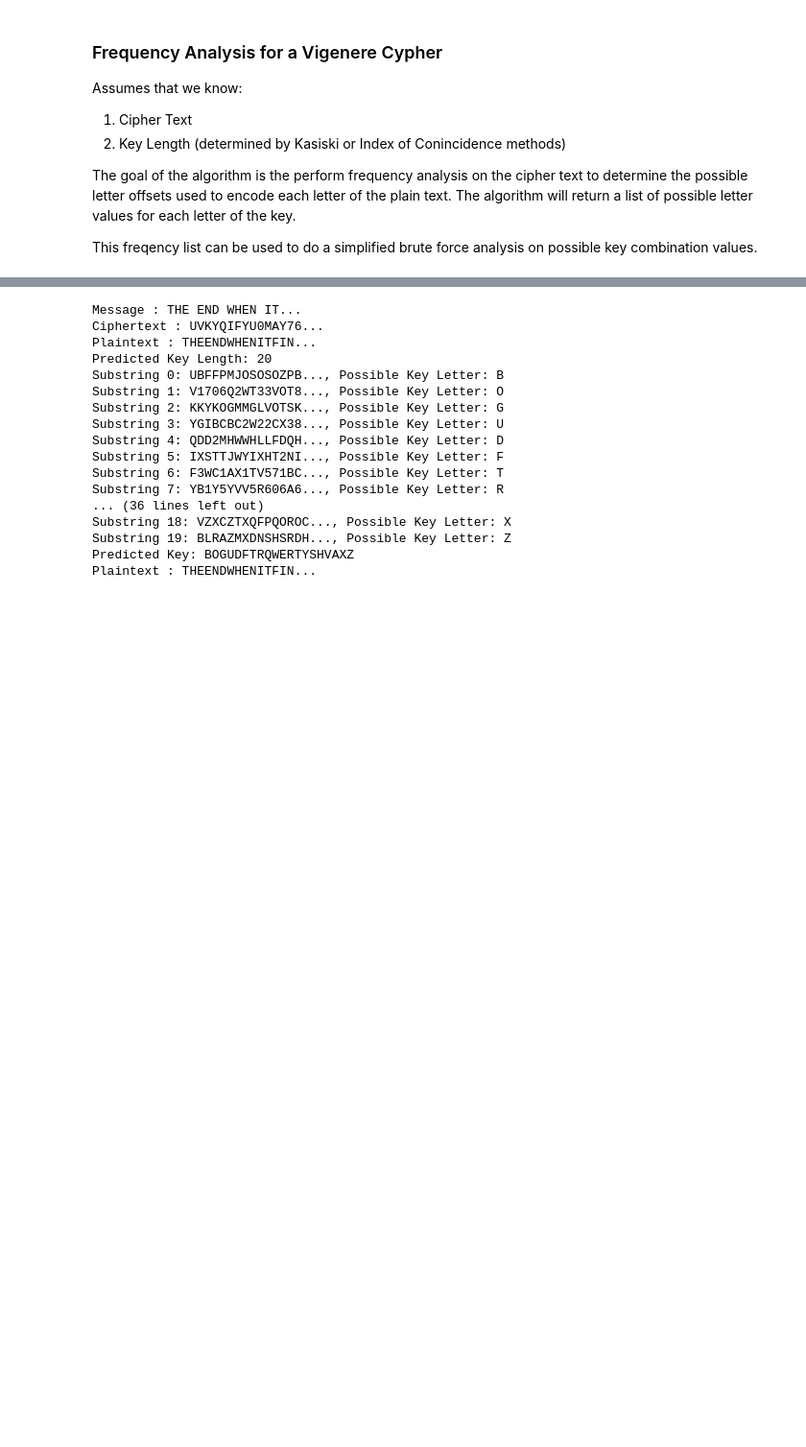
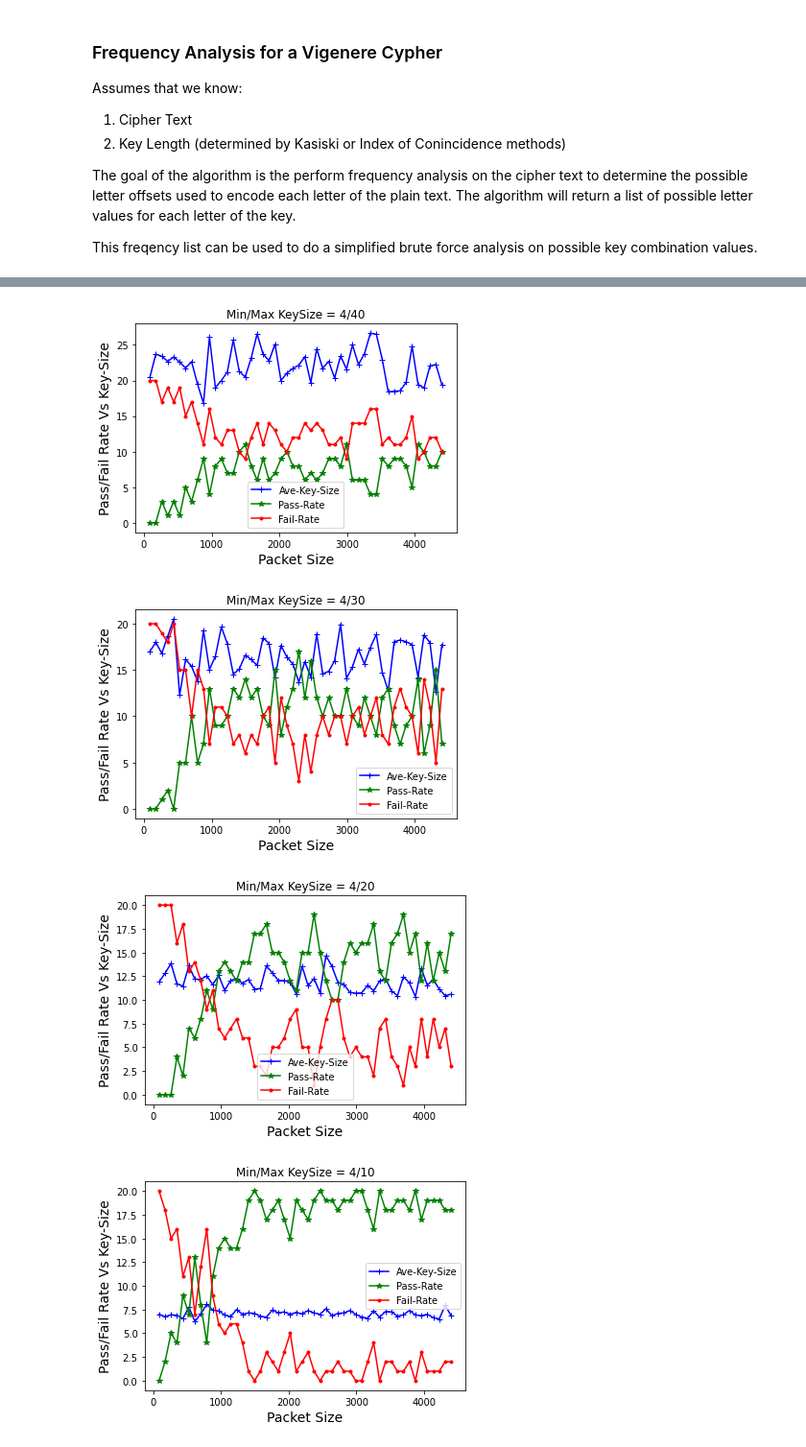
Before and after one commit to cb90999/Vigenere-Cryptanalysis, a Jupyter notebook: ProjectV3-FrequencyAnalysisModule.ipynb, the cells around one changed output, grey strips where cells are left out. Shown at 96% size. Drawn from its saved outputs; the diff is of its cells as text; code cells hidden in the pictures; blank space fills up the shorter version.

Commit message:
Added charts for different key lengths v. packet sizes

```diff
--- a/ProjectV3-FrequencyAnalysisModule.ipynb
+++ b/ProjectV3-FrequencyAnalysisModule.ipynb
@@ -362 +433,17 @@ def getPredictedKey(substrings, table, keylength, alphabet):
     return pkey
+# %%
+global Verbose
+
+def plotGraph(x_list, y_list_ave_pkt_size, y_list_passR,y_list_failR,titleString):
+    import matplotlib.pyplot as plt
+    import numpy as np
+    plt.title(titleString)
+    plt.plot(x_list,y_list_ave_pkt_size, color='blue', marker='+', label='Ave-Key-Size')
+    plt.plot(x_list,y_list_passR, color='green', marker='*', label='Pass-Rate')
+    plt.plot(x_list,y_list_failR, color='red', marker='.', label='Fail-Rate')
+    #plt.scatter(x_list,y_list_sage, color='blue',marker='*',label='Sage Factor')
+    #plt.plot(x_list,y_axis_list_delta,color='green',marker='.',label='delta(My_func - Sage_Func)')
+    plt.xlabel('Packet Size', fontsize=14)
+    plt.legend()
+    plt.ylabel('Pass/Fail Rate Vs Key-Size', fontsize=14)
+    plt.show()
@@ -363,34 +504,30 @@ def getPredictedKey(substrings, table, keylength, alphabet):
 # %%
+global Verbose
+Verbose = False
+
 if __name__ == "__main__":
-    myKey = "BOGUDFTRQWERTYSHVAXZ"
-    myCiphertext = encrypt_vignere(PT_1,myKey,ALPHABET)
-    myPlaintext = decrypt_vignere(myCiphertext,myKey,ALPHABET)
-    myKeyLen = kasiskiKeyLength(myCiphertext)
-    substrings, table = generate_frequency_table(myCiphertext,myKeyLen,ALPHABET)
-    pKey = getPredictedKey(substrings,table,myKeyLen,ALPHABET)
-    myPlaintext = decrypt_vignere(myCiphertext,pKey,ALPHABET)
-
-    myCiphertext = encrypt_vignere(PT_1,myKey,ALPHABET_NO_NUM_SPACE)
-    myPlaintext = decrypt_vignere(myCiphertext,myKey,ALPHABET_NO_NUM_SPACE)
+    myKey = "BEAR"
+#    myCiphertext = encrypt_vignere(PT_1,myKey,ALPHABET)
+#    myPlaintext = decrypt_vignere(myCiphertext,myKey,ALPHABET)
+#    myKeyLen = kasiskiKeyLength(myCiphertext)
+#    substrings, table = generate_frequency_table(myCiphertext,myKeyLen,ALPHABET)
+#    pKey = getPredictedKey(substrings,table,myKeyLen,ALPHABET)
+#    myPlaintext = decrypt_vignere(myCiphertext,pKey,ALPHABET)
+    myPlainText = PT_1+PT_2
+    myCiphertext = encrypt_vignere(myPlainText,myKey,ALPHABET_NO_NUM_SPACE)
+    if Verbose:
+        print("Cipher Text Length:", len(myCiphertext))
+    myDecryptText = decrypt_vignere(myCiphertext,myKey,ALPHABET_NO_NUM_SPACE)
     myKeyLen = kasiskiKeyLength(myCiphertext)
     substrings, table = generate_frequency_table(myCiphertext,myKeyLen,ALPHABET_NO_NUM_SPACE)
     pKey = getPredictedKey(substrings,table,myKeyLen,ALPHABET_NO_NUM_SPACE)
     myPlaintext = decrypt_vignere(myCiphertext,pKey,ALPHABET_NO_NUM_SPACE)
+    main_test_max_keySize(40)
+    main_test_max_keySize(30)
+    main_test_max_keySize(20)
+    main_test_max_keySize(10)
 # %% [output]
-Message : THE END WHEN IT...
-Ciphertext : UVKYQIFYU0MAY76...
-Plaintext : THEENDWHENITFIN...
-Predicted Key Length: 20
-Substring 0: UBFFPMJOSOSOZPB..., Possible Key Letter: B
-Substring 1: V1706Q2WT33VOT8..., Possible Key Letter: O
-Substring 2: KKYKOGMMGLVOTSK..., Possible Key Letter: G
-Substring 3: YGIBCBC2W22CX38..., Possible Key Letter: U
-Substring 4: QDD2MHWWHLLFDQH..., Possible Key Letter: D
-Substring 5: IXSTTJWYIXHT2NI..., Possible Key Letter: F
-Substring 6: F3WC1AX1TV571BC..., Possible Key Letter: T
-Substring 7: YB1Y5YVV5R606A6..., Possible Key Letter: R
-... (36 lines left out)
-Substring 18: VZXCZTXQFPQOROC..., Possible Key Letter: X
-Substring 19: BLRAZMXDNSHSRDH..., Possible Key Letter: Z
-Predicted Key: BOGUDFTRQWERTYSHVAXZ
-Plaintext : THEENDWHENITFIN...
+[figure, added]
+[figure, added]
+[figure, added]
+[figure, added]
```
Also changed, not shown: parts of 10 cells of this notebook.
